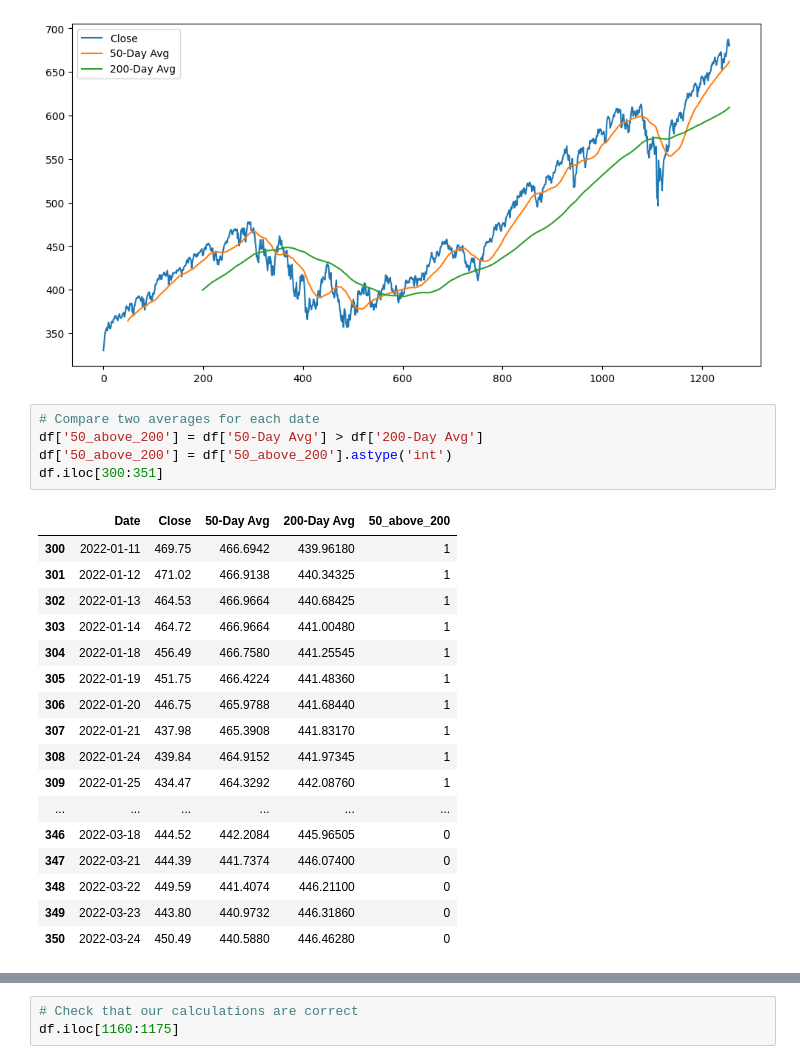
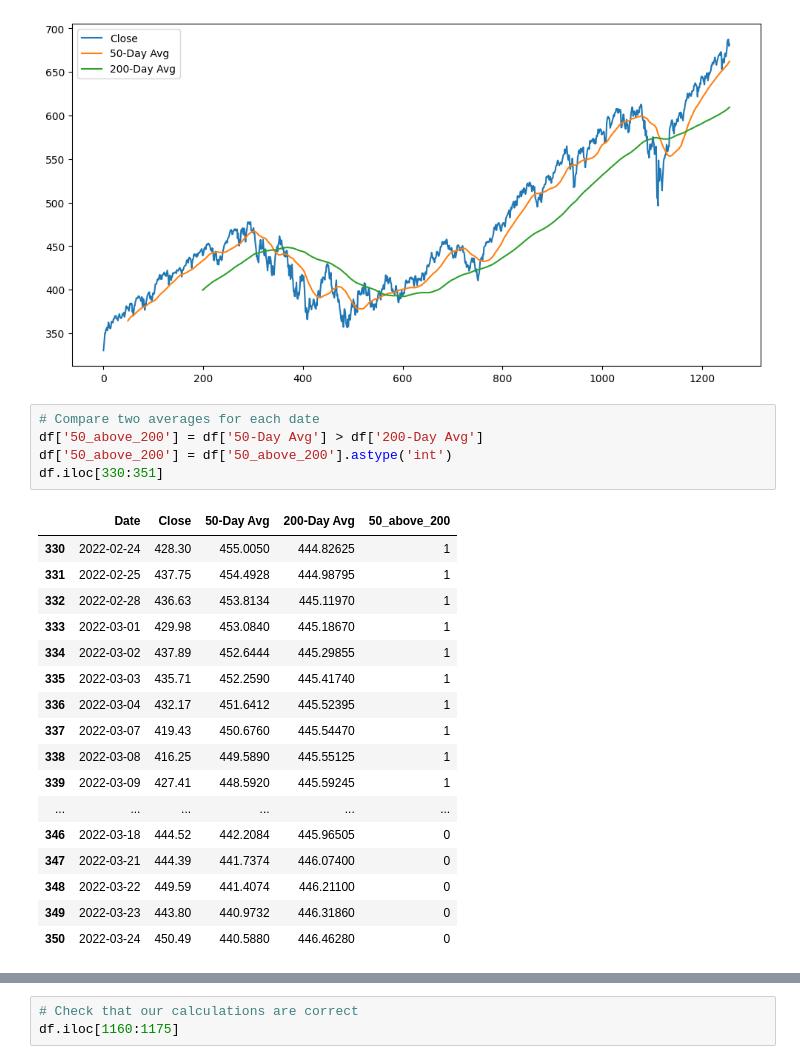
Before and after one commit to nosdaglaz/Maven-Data-Drills, a Jupyter notebook: Turning_Bullish.ipynb, the cells around one changed output, grey strips where cells are left out. Saved outputs shown, nothing was run; the diff lists cells and outputs as text.

```diff
--- a/Turning_Bullish.ipynb
+++ b/Turning_Bullish.ipynb
@@ -89,20 +89,20 @@ df[['Close', '50-Day Avg', '200-Day Avg']].plot(figsize=(12,6))
 # %%
 # Compare two averages for each date
 df['50_above_200'] = df['50-Day Avg'] > df['200-Day Avg']
 df['50_above_200'] = df['50_above_200'].astype('int')
-df.iloc[300:351]
+df.iloc[330:351]
 # %% [output]
 |  | Date | Close | 50-Day Avg | 200-Day Avg | 50_above_200 |
-| 300 | 2022-01-11 | 469.75 | 466.6942 | 439.96180 | 1 |
-| 301 | 2022-01-12 | 471.02 | 466.9138 | 440.34325 | 1 |
-| 302 | 2022-01-13 | 464.53 | 466.9664 | 440.68425 | 1 |
-| 303 | 2022-01-14 | 464.72 | 466.9664 | 441.00480 | 1 |
-| 304 | 2022-01-18 | 456.49 | 466.7580 | 441.25545 | 1 |
-| 305 | 2022-01-19 | 451.75 | 466.4224 | 441.48360 | 1 |
-| 306 | 2022-01-20 | 446.75 | 465.9788 | 441.68440 | 1 |
-| 307 | 2022-01-21 | 437.98 | 465.3908 | 441.83170 | 1 |
-| 308 | 2022-01-24 | 439.84 | 464.9152 | 441.97345 | 1 |
-| 309 | 2022-01-25 | 434.47 | 464.3292 | 442.08760 | 1 |
+| 330 | 2022-02-24 | 428.30 | 455.0050 | 444.82625 | 1 |
+| 331 | 2022-02-25 | 437.75 | 454.4928 | 444.98795 | 1 |
+| 332 | 2022-02-28 | 436.63 | 453.8134 | 445.11970 | 1 |
+| 333 | 2022-03-01 | 429.98 | 453.0840 | 445.18670 | 1 |
+| 334 | 2022-03-02 | 437.89 | 452.6444 | 445.29855 | 1 |
+| 335 | 2022-03-03 | 435.71 | 452.2590 | 445.41740 | 1 |
+| 336 | 2022-03-04 | 432.17 | 451.6412 | 445.52395 | 1 |
+| 337 | 2022-03-07 | 419.43 | 450.6760 | 445.54470 | 1 |
+| 338 | 2022-03-08 | 416.25 | 449.5890 | 445.55125 | 1 |
+| 339 | 2022-03-09 | 427.41 | 448.5920 | 445.59245 | 1 |
 | ... | ... | ... | ... | ... | ... |
 | 346 | 2022-03-18 | 444.52 | 442.2084 | 445.96505 | 0 |
 | 347 | 2022-03-21 | 444.39 | 441.7374 | 446.07400 | 0 |
```
Also changed, not shown: parts of 3 cells of this notebook.
